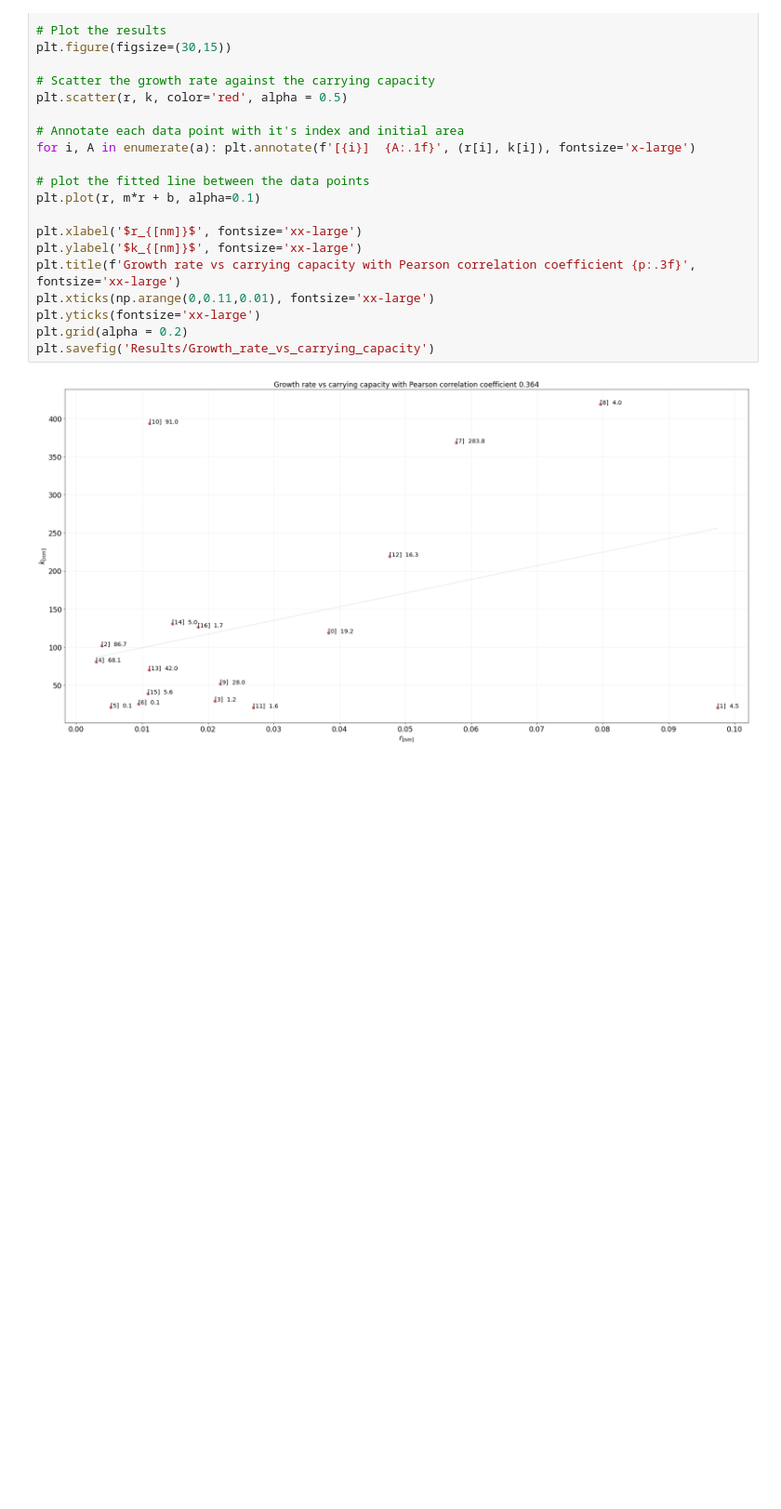
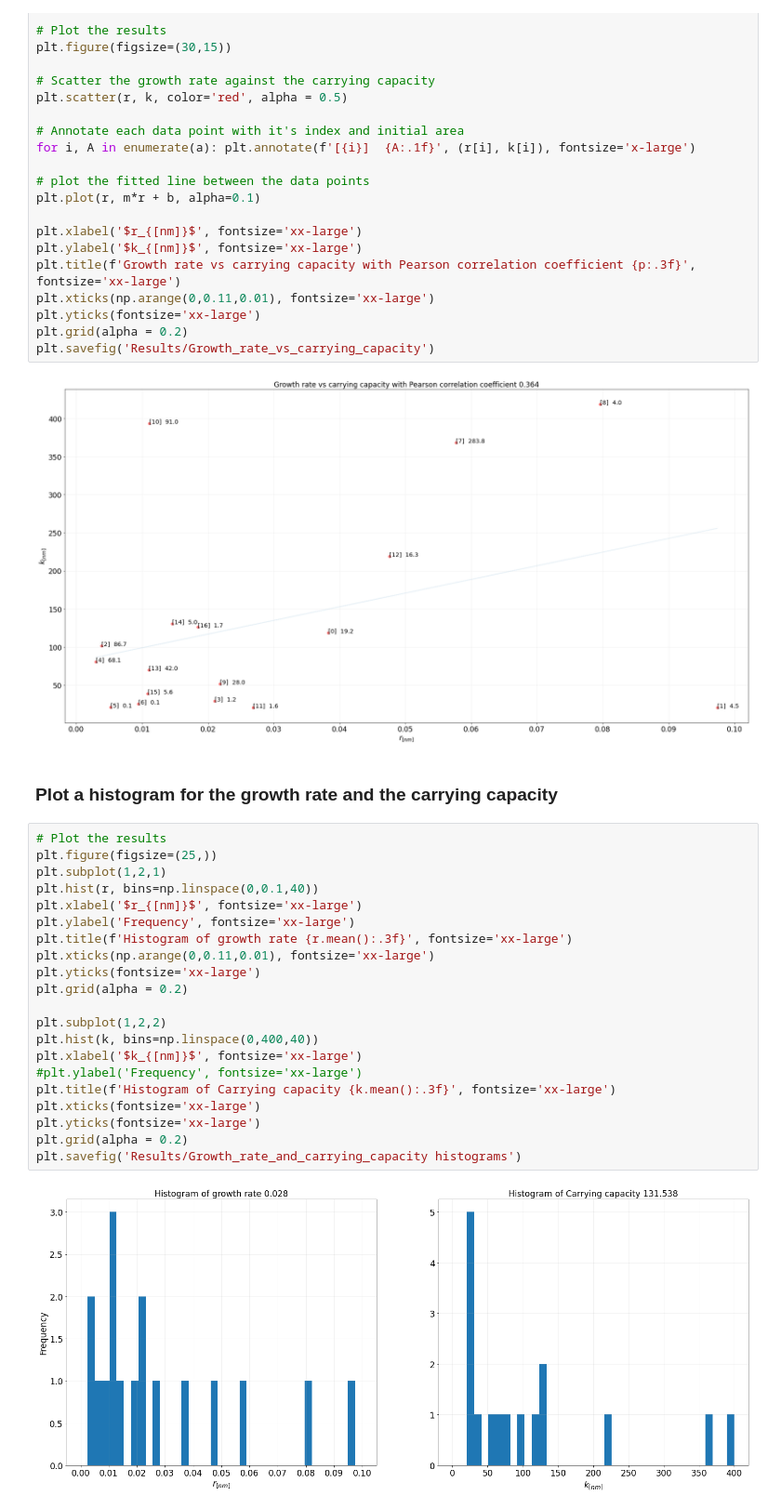
Before and after one commit to ahmed344/growth-curves, a Jupyter notebook: curves_table.ipynb, the cells around one changed output. Shown at 93% size. Cells and saved outputs as stored; diff of their text form; blank space fills up the shorter version.

Commit message:
add histograms

```diff
--- a/curves_table.ipynb
+++ b/curves_table.ipynb
@@ -221,3 +221,28 @@ plt.grid(alpha = 0.2)
 plt.savefig('Results/Growth_rate_vs_carrying_capacity')
 # %% [output]
 [figure]
+# %% [markdown]
+### Plot a histogram for the growth rate and the carrying capacity
+# %%
+# Plot the results
+plt.figure(figsize=(25,))
+plt.subplot(1,2,1)
+plt.hist(r, bins=np.linspace(0,0.1,40))
+plt.xlabel('$r_{[nm]}$', fontsize='xx-large')
+plt.ylabel('Frequency', fontsize='xx-large')
+plt.title(f'Histogram of growth rate {r.mean():.3f}', fontsize='xx-large')
+plt.xticks(np.arange(0,0.11,0.01), fontsize='xx-large')
+plt.yticks(fontsize='xx-large')
+plt.grid(alpha = 0.2)
+
+plt.subplot(1,2,2)
+plt.hist(k, bins=np.linspace(0,400,40))
+plt.xlabel('$k_{[nm]}$', fontsize='xx-large')
+#plt.ylabel('Frequency', fontsize='xx-large')
+plt.title(f'Histogram of Carrying capacity {k.mean():.3f}', fontsize='xx-large')
+plt.xticks(fontsize='xx-large')
+plt.yticks(fontsize='xx-large')
+plt.grid(alpha = 0.2)
+plt.savefig('Results/Growth_rate_and_carrying_capacity histograms')
+# %% [output]
+[figure, added]
```
Also changed, not shown: parts of 1 cell of this notebook.
